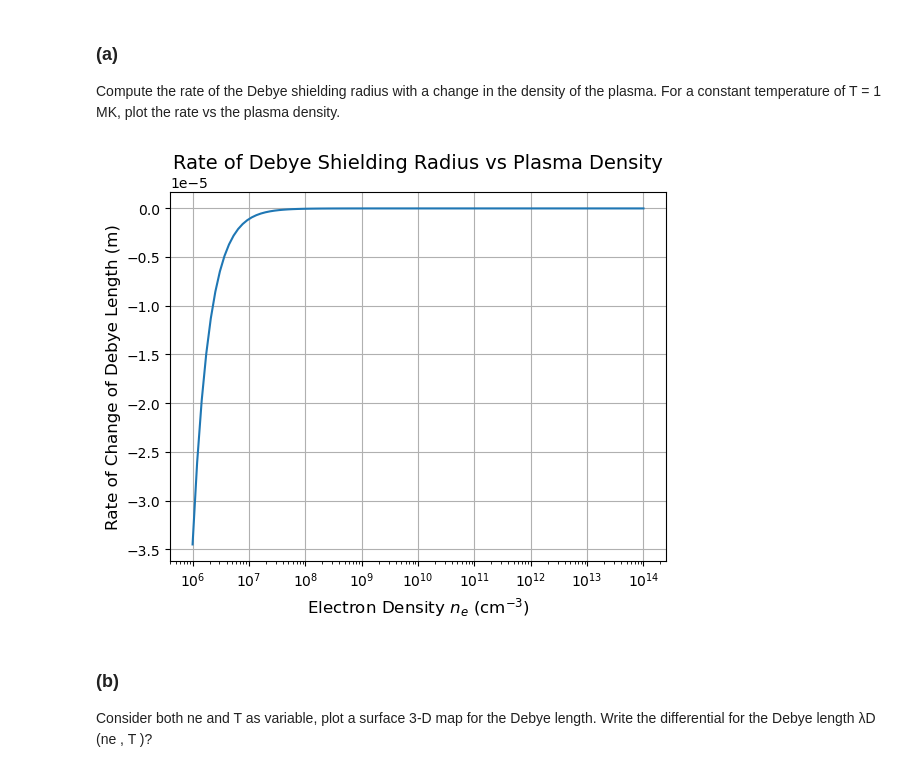
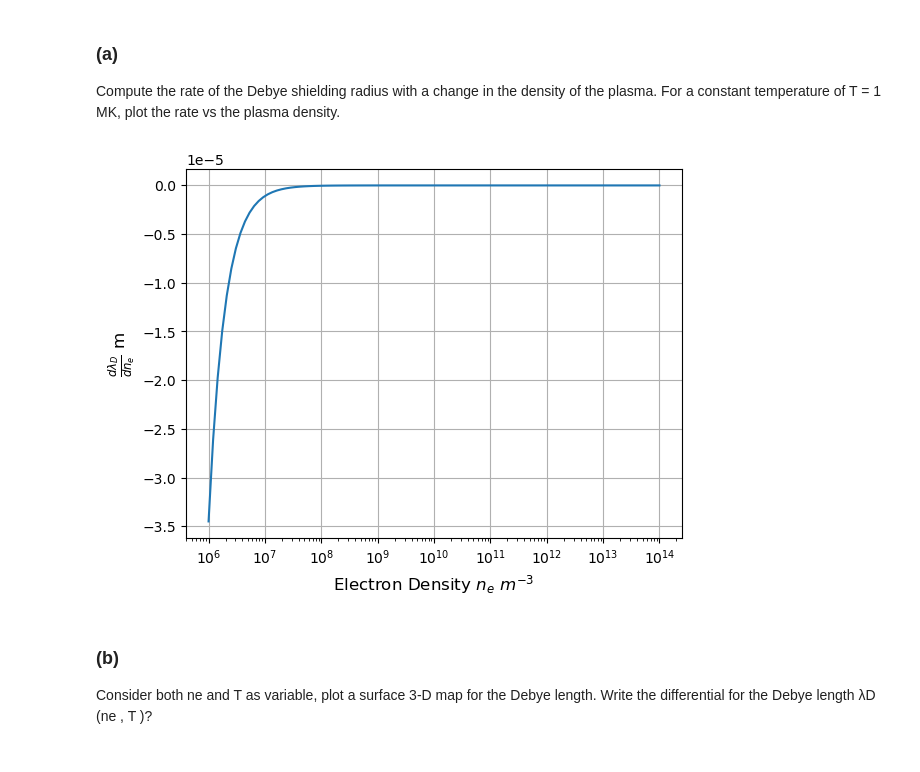
Before and after one commit to ashwin-r-k/IITK_notebooks, a Jupyter notebook: SPA631M Statistics/HW1.ipynb, the cells around one changed output. Saved outputs shown, nothing was run; the diff lists cells and outputs as text; code cells hidden in the pictures.

```diff
--- a/SPA631M Statistics/HW1.ipynb
+++ b/SPA631M Statistics/HW1.ipynb
@@ -17,32 +24,28 @@ where ne is the electron density, T is the temperature.
 Compute the rate of the Debye shielding radius with a change in the density of the plasma.
 For a constant temperature of T = 1 MK, plot the rate vs the plasma density.
 # %%
-import scipy as sp
-import matplotlib.pyplot as plt
-import numpy as np
-
 episilon_0 = sp.constants.epsilon_0
 k_B = sp.constants.k
 T = 1 * 10**6 #Kelvin
 e = sp.constants.e
 
 def debye_Radius(n_e,T):
     return np.sqrt(episilon_0*k_B*T/(n_e*pow(e,2) ) )
 
 def dlambda_dne(n_e,T):
     return ( np.sqrt(episilon_0*k_B*T)/e *-1/2 * pow(n_e,-3/2) )
 
 n_e_range = np.logspace(6, 14, 100)
 
 plt.plot(n_e_range,dlambda_dne(n_e_range,T))
 plt.xscale('log')
-plt.xlabel('Electron Density $n_e$ (cm$^{-3}$)', fontsize=12)
-plt.ylabel('Rate of Change of Debye Length (m)', fontsize=12)
-plt.title('Rate of Debye Shielding Radius vs Plasma Density', fontsize=14)
+plt.xlabel(r'Electron Density $n_e$ $m^{-3}$', fontsize=12)
+plt.ylabel(r"$\frac{d\lambda_D}{dn_e}$ m", fontsize=12)
+#plt.title('Rate of Debye Shielding Radius vs Plasma Density', fontsize=14)
 plt.grid(True)
 plt.show()
 # %% [output]
-[figure, old version]
+[figure, new version]
 # %% [markdown]
 ### (b)
 Consider both ne and T as variable, plot a surface 3-D map for the Debye length. Write the
```
Also changed, not shown: parts of 12 cells of this notebook, 2 other files.
